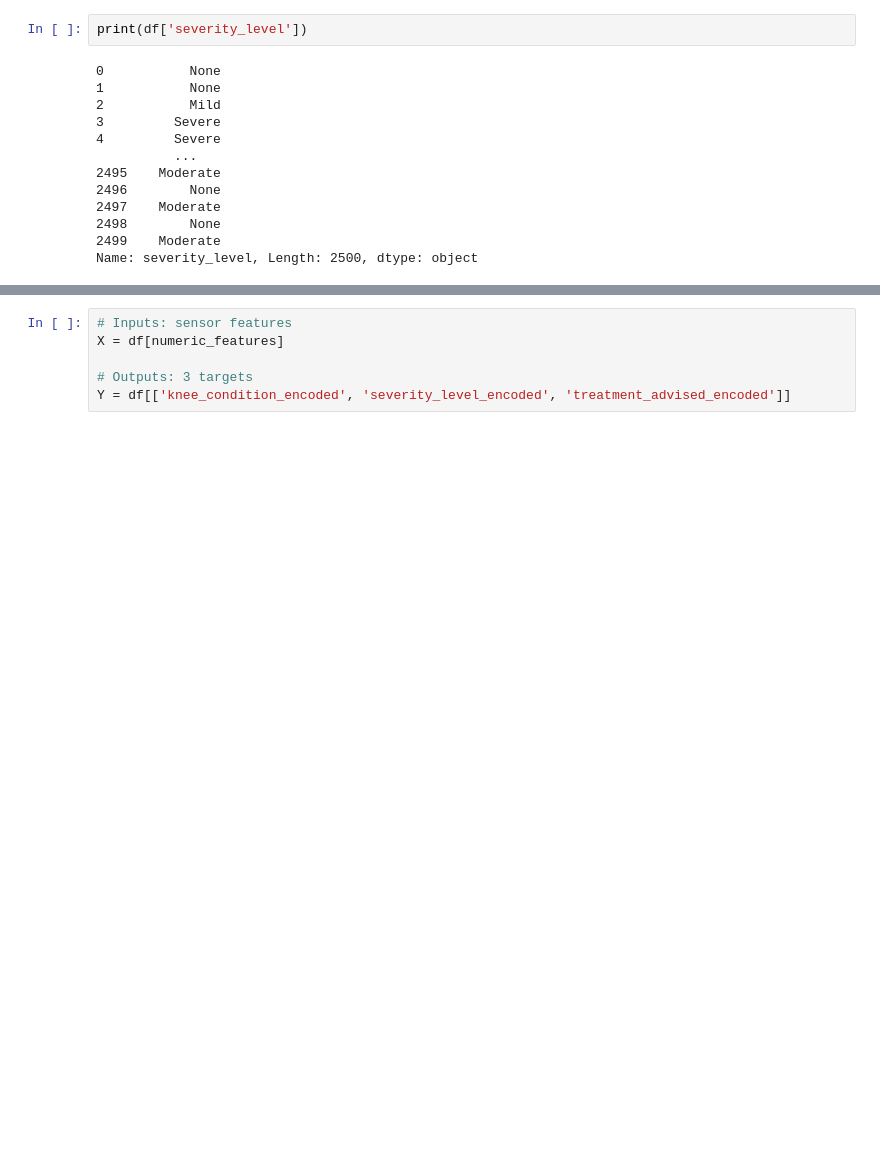
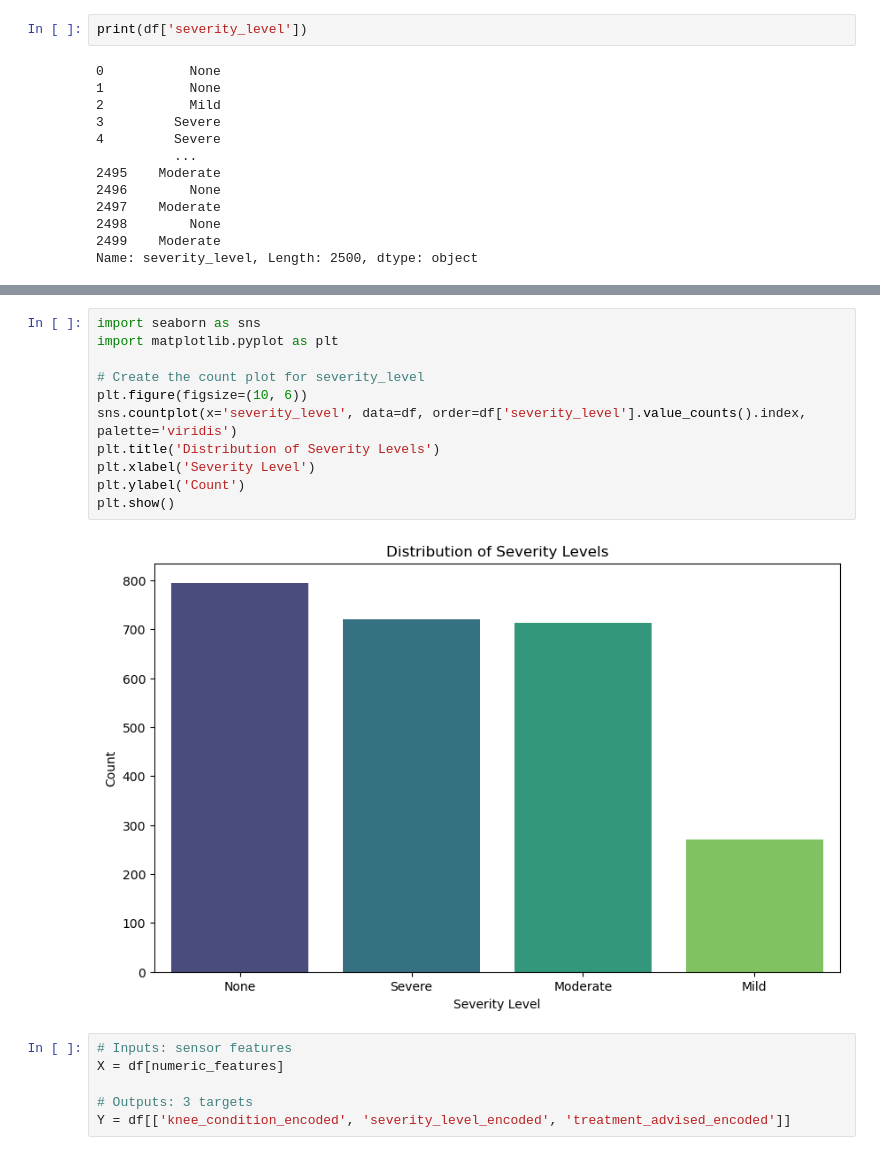
Before and after one commit to pruthvi-v521/knee-vibroarthrography-sc, a Jupyter notebook: vibroarthrography.ipynb, the cells around one changed output, grey strips where cells are left out. Cells and saved outputs as stored; diff of their text form; blank space fills up the shorter version.

```diff
--- a/vibroarthrography.ipynb
+++ b/vibroarthrography.ipynb
@@ -349,6 +363,19 @@ df[numeric_features].describe()
 | 50% | -4.701223e-01 | 0.0 | 4.914053e-01 | 2.509516e-02 | -4.975913e-01 |
 | 75% | 1.141926e+00 | 0.0 | 7.893767e-01 | 2.509516e-02 | 1.139135e+00 |
 | max | 2.174795e+00 | 0.0 | 1.570159e+00 | 1.419271e+00 | 2.306722e+00 |
+# %%
+import seaborn as sns
+import matplotlib.pyplot as plt
+
+# Create the count plot for severity_level
+plt.figure(figsize=(10, 6))
+sns.countplot(x='severity_level', data=df, order=df['severity_level'].value_counts().index, palette='viridis')
+plt.title('Distribution of Severity Levels')
+plt.xlabel('Severity Level')
+plt.ylabel('Count')
+plt.show()
+# %% [output]
+[figure, added]
 # %%
 # Inputs: sensor features
 X = df[numeric_features]
```
Also changed, not shown: parts of 8 cells of this notebook.
